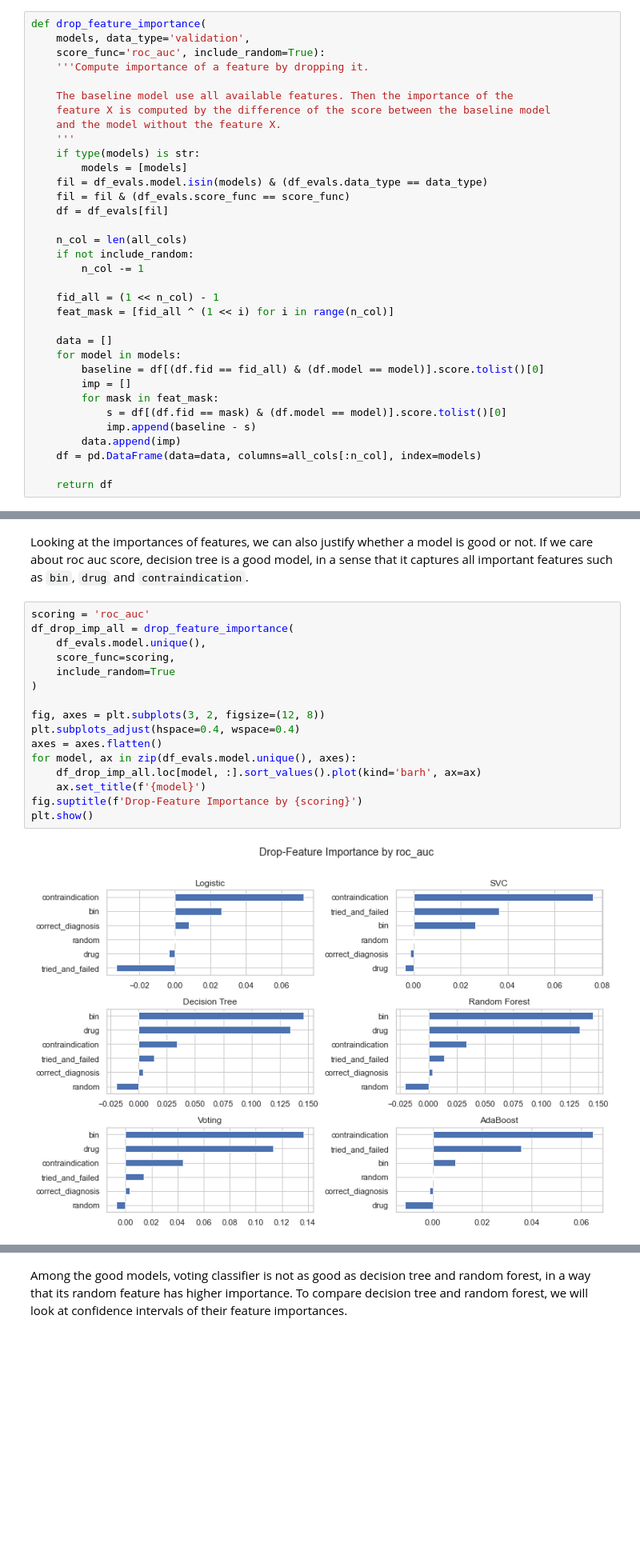
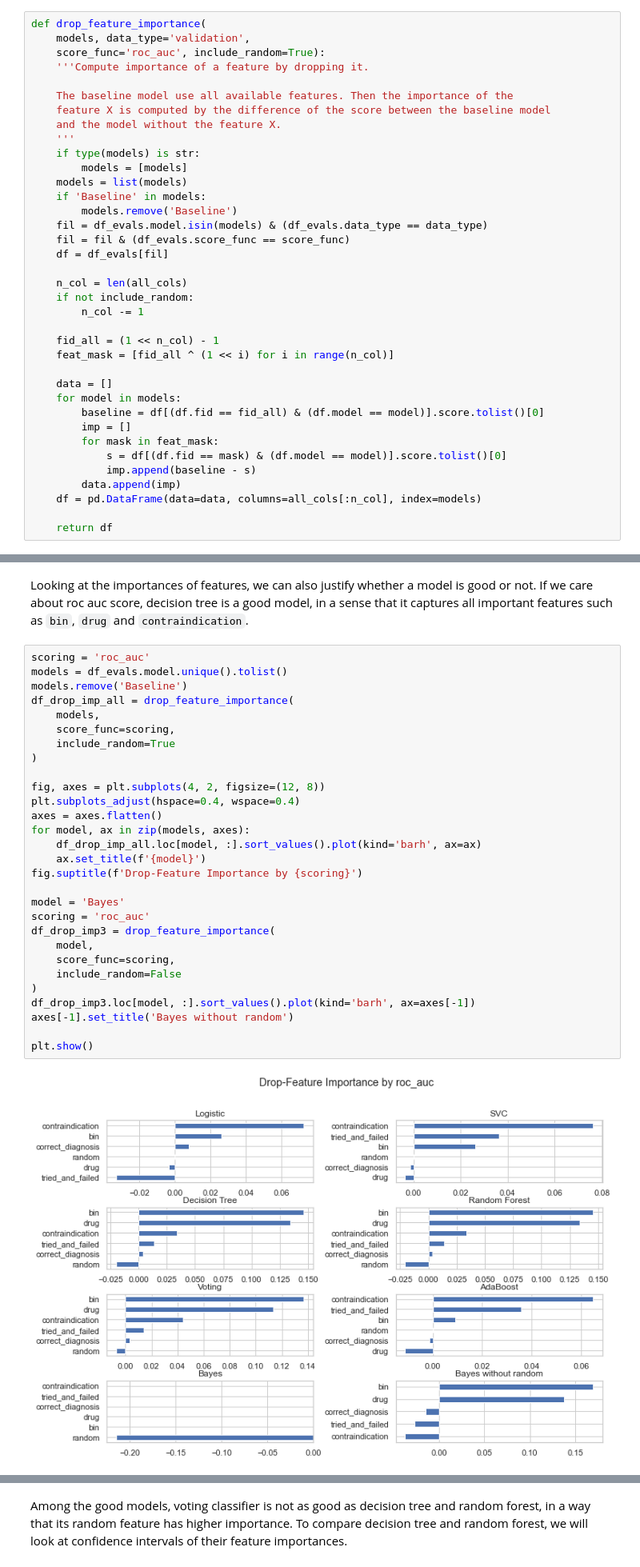
Before and after one commit to domagal9/classifymymeds, a Jupyter notebook: pa_classifier_feature_importances.ipynb, the cells around one changed output, grey strips where cells are left out. Shown at 80% size. Cells and saved outputs as stored; diff of their text form; blank space fills up the shorter version.

Commit message:
include bayes optimal predictor

```diff
--- a/pa_classifier_feature_importances.ipynb
+++ b/pa_classifier_feature_importances.ipynb
@@ -70,6 +70,9 @@ def drop_feature_importance(
     '''
     if type(models) is str:
         models = [models]
+    models = list(models)
+    if 'Baseline' in models:
+        models.remove('Baseline')
     fil = df_evals.model.isin(models) & (df_evals.data_type == data_type)
     fil = fil & (df_evals.score_func == score_func)
     df = df_evals[fil]
@@ -164,21 +168,34 @@ Inclding the pivot feature `random` changes feature importances a lot, since the
 Looking at the importances of features, we can also justify whether a model is good or not. If we care about roc auc score, decision tree is a good model, in a sense that it captures all important features such as `bin`, `drug` and `contraindication`.
 # %%
 scoring = 'roc_auc'
+models = df_evals.model.unique().tolist()
+models.remove('Baseline')
 df_drop_imp_all = drop_feature_importance(
-    df_evals.model.unique(),
+    models,
     score_func=scoring,
     include_random=True
 )
 
-fig, axes = plt.subplots(3, 2, figsize=(12, 8))
+fig, axes = plt.subplots(4, 2, figsize=(12, 8))
 plt.subplots_adjust(hspace=0.4, wspace=0.4)
 axes = axes.flatten()
-for model, ax in zip(df_evals.model.unique(), axes):
+for model, ax in zip(models, axes):
     df_drop_imp_all.loc[model, :].sort_values().plot(kind='barh', ax=ax)
     ax.set_title(f'{model}')
 fig.suptitle(f'Drop-Feature Importance by {scoring}')
+
+model = 'Bayes'
+scoring = 'roc_auc'
+df_drop_imp3 = drop_feature_importance(
+    model,
+    score_func=scoring,
+    include_random=False
+)
+df_drop_imp3.loc[model, :].sort_values().plot(kind='barh', ax=axes[-1])
+axes[-1].set_title('Bayes without random')
+
 plt.show()
 # %% [output]
-[figure, old version]
+[figure, new version]
 # %% [markdown]
 According to feature importances, we see that decision tree, random forest and voting classifier are good models to make sense of roc auc scores. On the contrary, we conclude that logistic regression, support vector classifier (SVC) and AdaBoost are not good if we are interested in high roc auc scores, because they fail to capture importance features.
```
Also changed, not shown: parts of 5 cells of this notebook, 2 other files.
